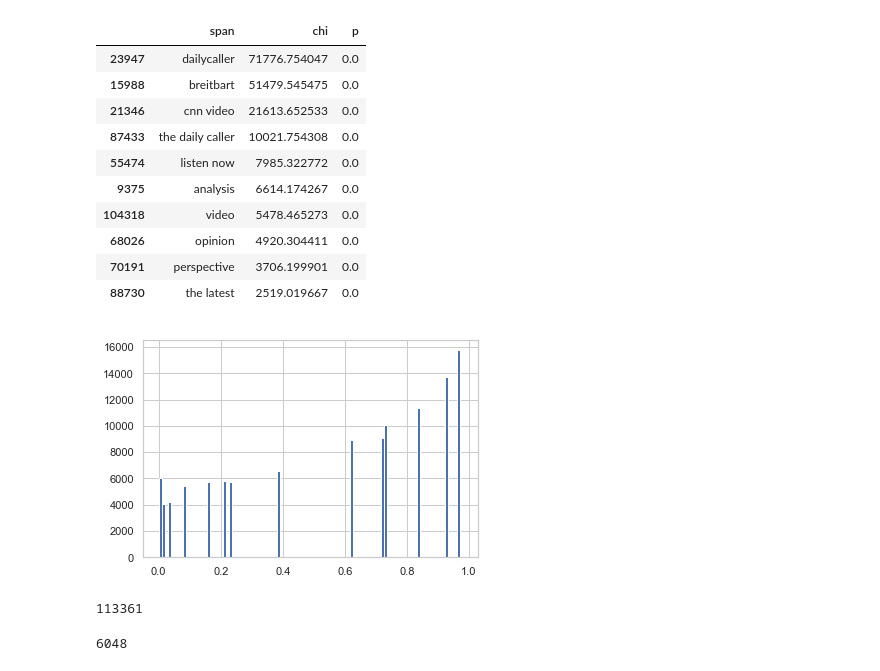
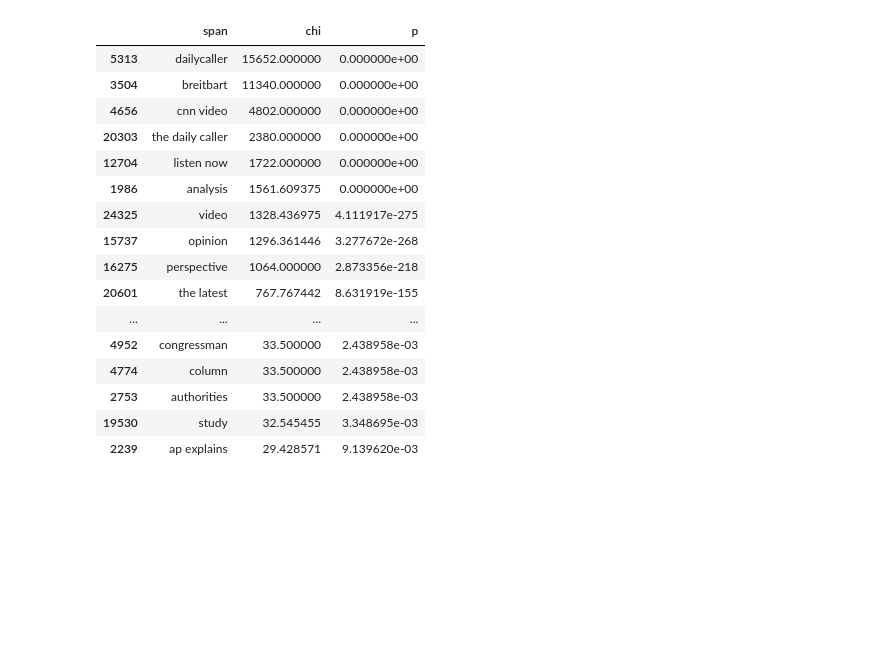
Before and after one commit to isaacOnline/headline-parser, a Jupyter notebook: lstm.ipynb, the cells around one changed output. Cells and saved outputs as stored; diff of their text form; code cells hidden in the pictures; blank space fills up the shorter version.

```diff
--- a/lstm.ipynb
+++ b/lstm.ipynb
@@ -25,14 +15,6 @@ pd.options.display.max_rows = 100
 # %%
-seen = set()
-pairs = []
+rows = set()
 for row in tqdm(islice(read_json_gz_lines('data/cleaning-titles.json/'), 100000)):
-
     doc = parse_headline(row['title'])
     spans = tuple([s._.clf_text for s in doc._.spans if s._.clf_text])
-
-    if spans not in seen:
-        pairs.append(({span: 1 for span in spans}, row['domain']))
-        seen.add(spans)
-        counts.update(spans)
-        if 'dear republicans google exists' in spans:
-            print(row)
+    rows.add((spans, row['domain']))
@@ -42,0 +21,5 @@ X, y = zip(*pairs)
+# %%
+df = pd.DataFrame(list(rows), columns=('spans', 'domain'))
+# %%
+min_count = df.groupby('domain').size().min()
+df_sampled = df.groupby('domain').apply(lambda x: x.sample(min_count))
@@ -43,3 +34,5 @@ X, y = zip(*pairs)
+# %%
+X, y = zip(*[(Counter(r.spans), r.domain) for r in df_sampled.itertuples()])
 # %%
 dv = DictVectorizer(sparse=True)
 # %%
@@ -51,29 +44,22 @@ scores, p = chi2(X, y)
 # %%
 df = pd.DataFrame(list(zip(feature_names, scores, p)), columns=('span', 'chi', 'p'))
 # %%
-df.sort_values('chi', ascending=False).head(10)
+df[df.p<0.01].sort_values('chi', ascending=False)
 # %% [output]
 |  | span | chi | p |
-| 23947 | dailycaller | 71776.754047 | 0.0 |
-| 15988 | breitbart | 51479.545475 | 0.0 |
-| 21346 | cnn video | 21613.652533 | 0.0 |
-| 87433 | the daily caller | 10021.754308 | 0.0 |
-| 55474 | listen now | 7985.322772 | 0.0 |
-| 9375 | analysis | 6614.174267 | 0.0 |
-| 104318 | video | 5478.465273 | 0.0 |
-| 68026 | opinion | 4920.304411 | 0.0 |
-| 70191 | perspective | 3706.199901 | 0.0 |
-| 88730 | the latest | 2519.019667 | 0.0 |
+| 5313 | dailycaller | 15652.000000 | 0.000000e+00 |
+| 3504 | breitbart | 11340.000000 | 0.000000e+00 |
+| 4656 | cnn video | 4802.000000 | 0.000000e+00 |
+| 20303 | the daily caller | 2380.000000 | 0.000000e+00 |
+| 12704 | listen now | 1722.000000 | 0.000000e+00 |
+| 1986 | analysis | 1561.609375 | 0.000000e+00 |
+| 24325 | video | 1328.436975 | 4.111917e-275 |
+| 15737 | opinion | 1296.361446 | 3.277672e-268 |
+| 16275 | perspective | 1064.000000 | 2.873356e-218 |
+| 20601 | the latest | 767.767442 | 8.631919e-155 |
+| ... | ... | ... | ... |
+| 4952 | congressman | 33.500000 | 2.438958e-03 |
+| 4774 | column | 33.500000 | 2.438958e-03 |
+| 2753 | authorities | 33.500000 | 2.438958e-03 |
+| 19530 | study | 32.545455 | 3.348695e-03 |
+| 2239 | ap explains | 29.428571 | 9.139620e-03 |
-# %%
-# plt.yscale('log')
-_ = plt.hist(df.p, bins=100)
-# %% [output]
-[figure, removed]
-# %%
-len(df)
-# %% [output]
-113361
-# %%
-len(df[df.p<0.01])
-# %% [output]
-6048
```
Also changed, not shown: parts of 12 cells of this notebook, 2 other files.
